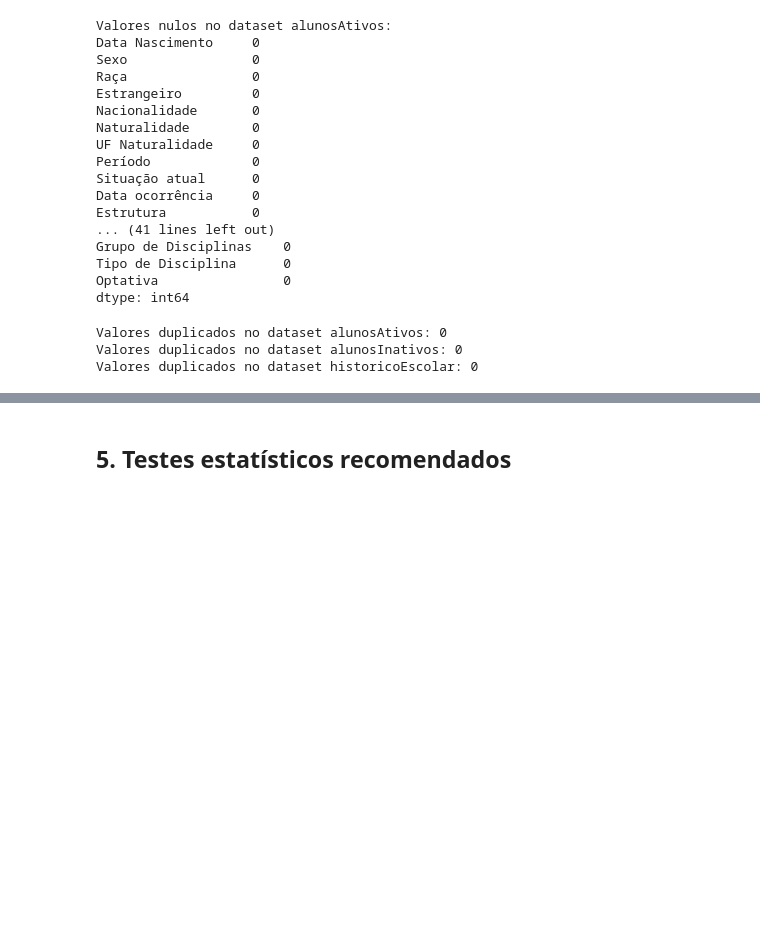
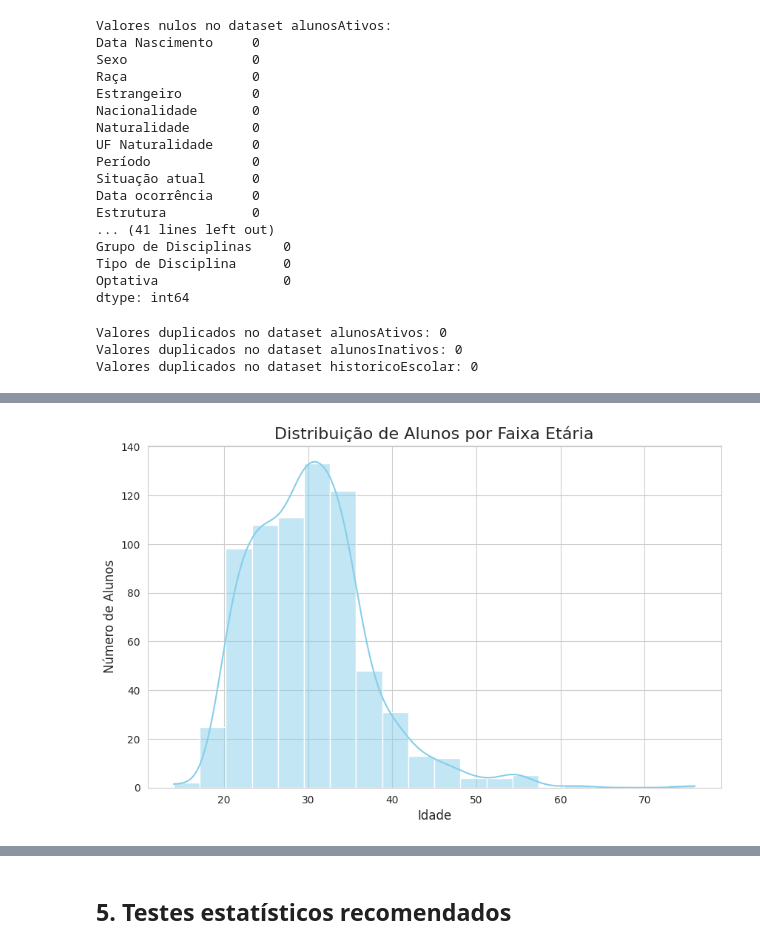
Before and after one commit to annabzsantos/An-lisePefilAcad-mico, a Jupyter notebook: Analise_pefilAcademico.ipynb, the cells around one changed output, grey strips where cells are left out. Saved outputs shown, nothing was run; the diff lists cells and outputs as text; code cells hidden in the pictures; blank space fills up the shorter version.

```diff
--- a/Analise_pefilAcademico.ipynb
+++ b/Analise_pefilAcademico.ipynb
@@ -134,0 +243,15 @@ Valores duplicados no dataset historicoEscolar: 0
+# %%
+# Gráfico de Distribuição por Faixa Etária
+# Primeiro calcula a idade de cada aluno
+df_unificado['data_nascimento'] = pd.to_datetime(df_unificado['data_nascimento'])
+hoje = pd.to_datetime(date.today())
+df_unificado['Idade'] = (hoje - df_unificado['data_nascimento']).dt.days // 365.25
+
+plt.figure(figsize=(10, 6))
+sns.histplot(data=df_unificado, x='Idade', bins=20, kde=True, color='skyblue')
+plt.title('Distribuição de Alunos por Faixa Etária', fontsize=16)
+plt.xlabel('Idade', fontsize=12)
+plt.ylabel('Número de Alunos', fontsize=12)
+plt.show()
+# %% [output]
+[figure, added]
```
Also changed, not shown: parts of 45 cells of this notebook.
